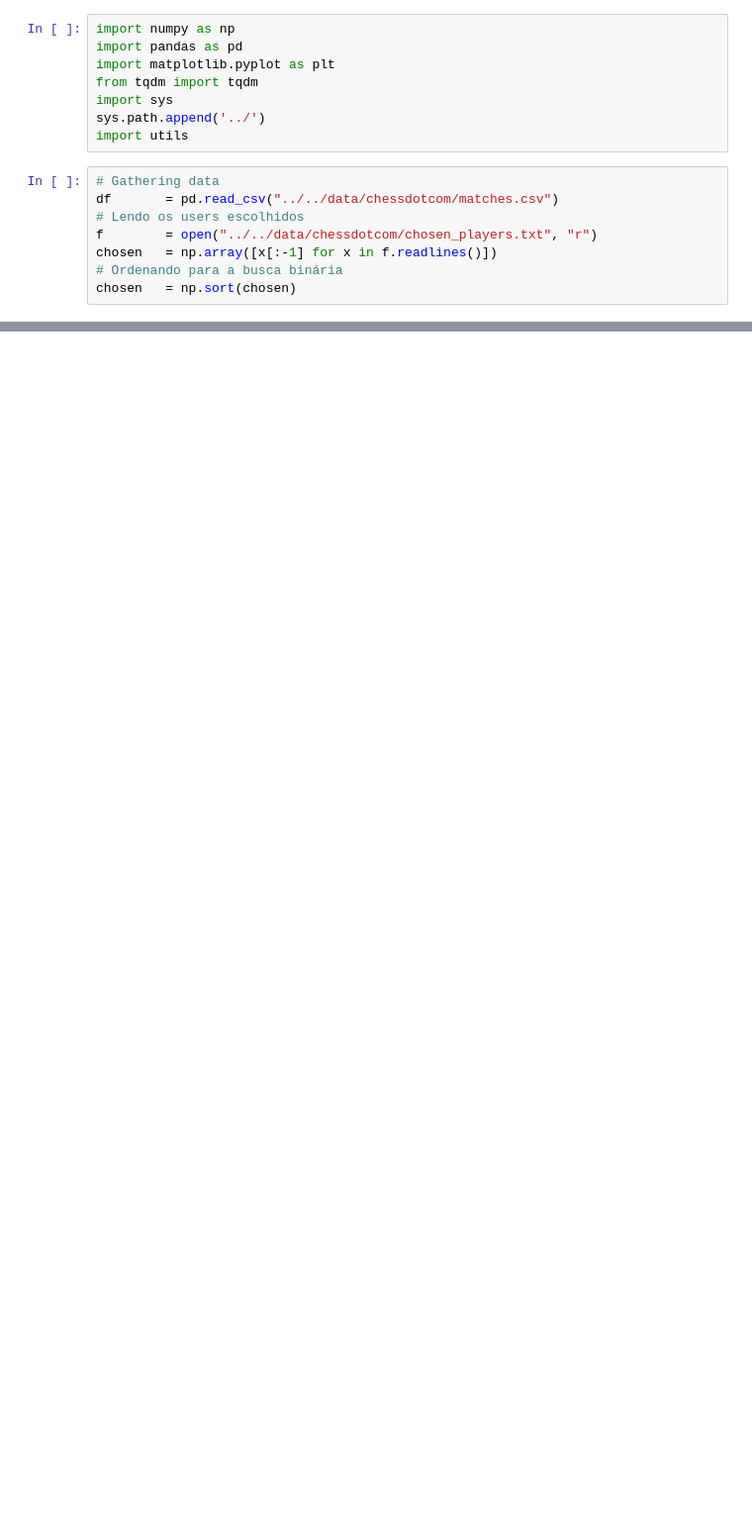
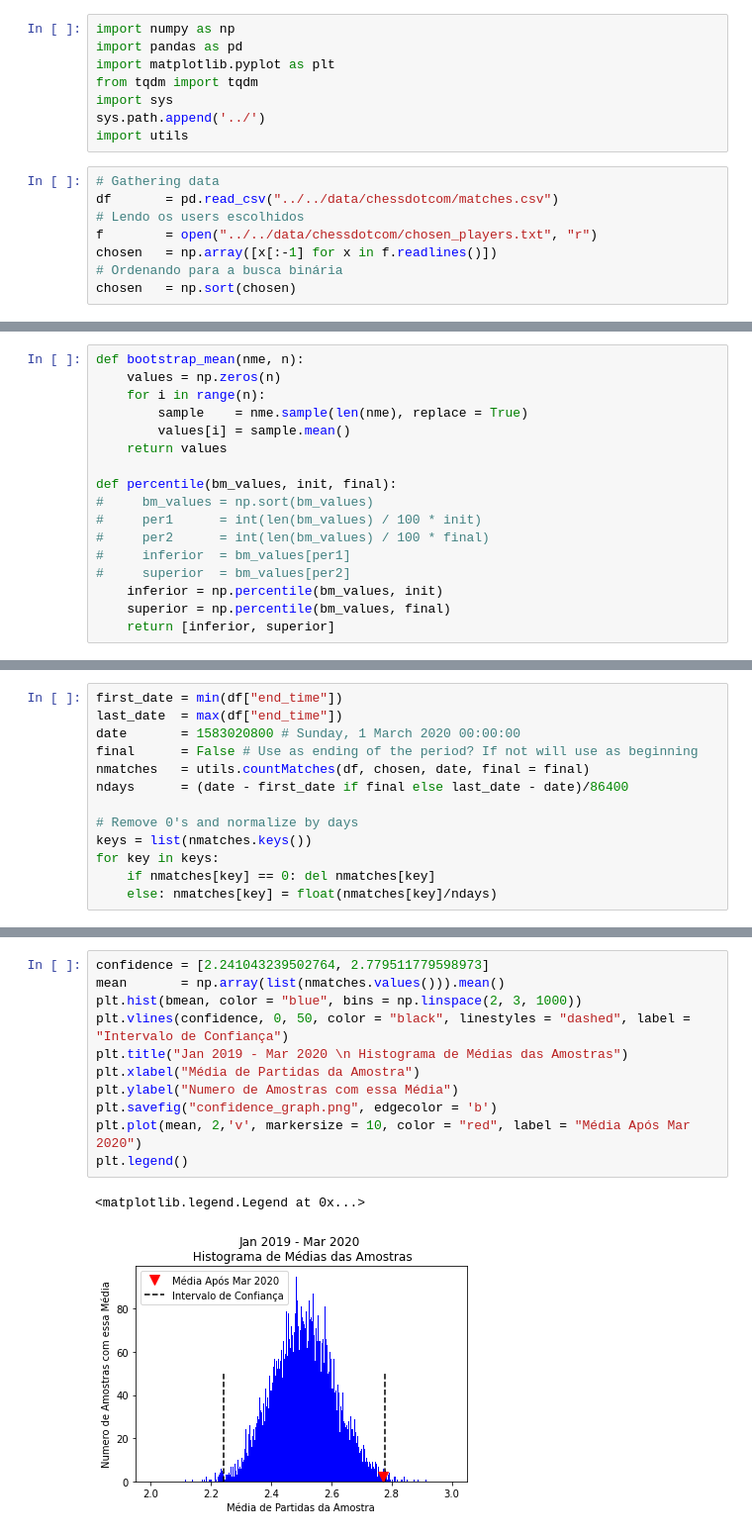
Before and after one commit to pdrsa/chess_covid, a Jupyter notebook: code/analysis/confidence_interval.ipynb, the cells around one changed output, grey strips where cells are left out. Shown: that part at 99% size. Cells and saved outputs as stored; diff of their text form; blank space fills up the shorter version.

```diff
--- a/code/analysis/confidence_interval.ipynb
+++ b/code/analysis/confidence_interval.ipynb
@@ -30,0 +50,17 @@ plt.plot()
+# %%
+def bootstrap_mean(nme, n):
+    values = np.zeros(n)
+    for i in range(n):
+        sample    = nme.sample(len(nme), replace = True)
+        values[i] = sample.mean()
+    return values
+
+def percentile(bm_values, init, final):
+#     bm_values = np.sort(bm_values)
+#     per1      = int(len(bm_values) / 100 * init)
+#     per2      = int(len(bm_values) / 100 * final)
+#     inferior  = bm_values[per1]
+#     superior  = bm_values[per2]
+    inferior = np.percentile(bm_values, init)
+    superior = np.percentile(bm_values, final)
+    return [inferior, superior]
@@ -30,0 +87,13 @@ plt.plot()
+# %%
+first_date = min(df["end_time"])
+last_date  = max(df["end_time"])
+date       = 1583020800 # Sunday, 1 March 2020 00:00:00
+final      = False # Use as ending of the period? If not will use as beginning
+nmatches   = utils.countMatches(df, chosen, date, final = final)
+ndays      = (date - first_date if final else last_date - date)/86400
+
+# Remove 0's and normalize by days
+keys = list(nmatches.keys())
+for key in keys:
+    if nmatches[key] == 0: del nmatches[key]
+    else: nmatches[key] = float(nmatches[key]/ndays)
@@ -34,0 +108,14 @@ confidence_interval(np.array(list(nmatches.values())))
+# %%
+confidence = [2.241043239502764, 2.779511779598973]
+mean       = np.array(list(nmatches.values())).mean()
+plt.hist(bmean, color = "blue", bins = np.linspace(2, 3, 1000))
+plt.vlines(confidence, 0, 50, color = "black", linestyles = "dashed", label = "Intervalo de Confiança")
+plt.title("Jan 2019 - Mar 2020 \n Histograma de Médias das Amostras")
+plt.xlabel("Média de Partidas da Amostra")
+plt.ylabel("Numero de Amostras com essa Média")
+plt.savefig("confidence_graph.png", edgecolor = 'b')
+plt.plot(mean, 2,'v', markersize = 10, color = "red", label = "Média Após Mar 2020")
+plt.legend()
+# %% [output]
+<matplotlib.legend.Legend at 0x...>
+[figure, added]
```
Also changed, not shown: parts of 15 cells of this notebook, 5 other files.
